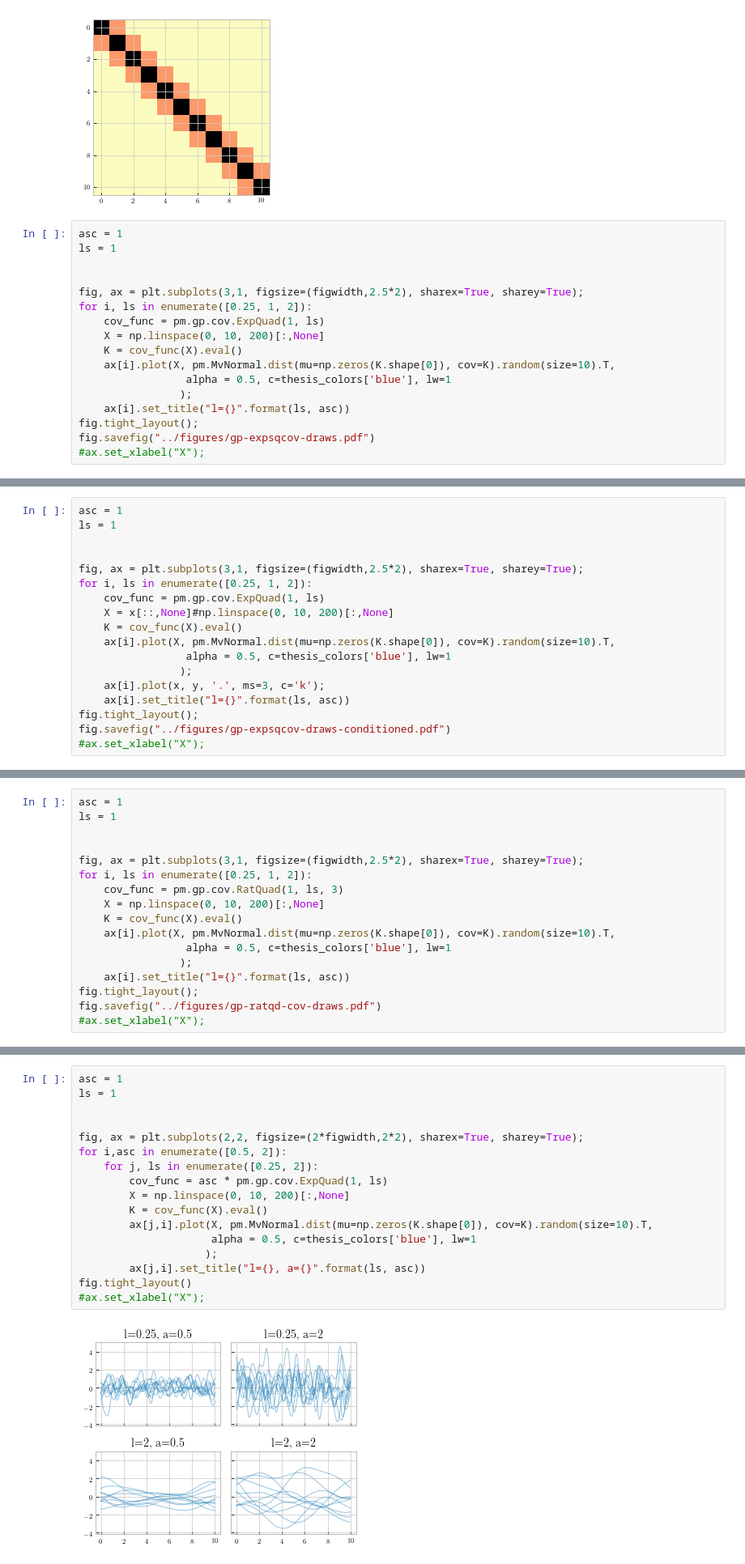
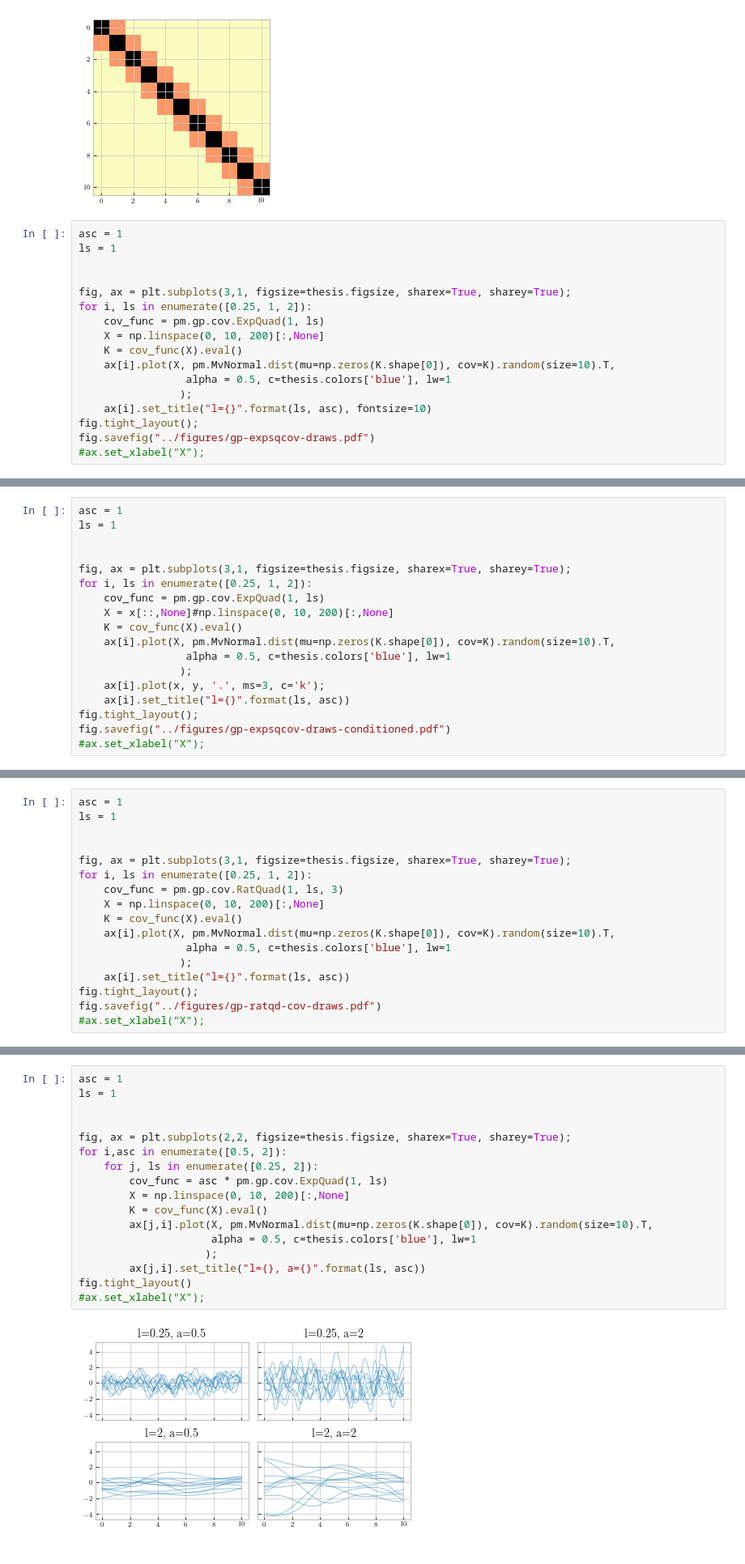
Before and after one commit to transientlunatic/IMGWDA, a Jupyter notebook: notebooks/PyMC3 Gaussian Process Plots.ipynb, the cells around one changed output, grey strips where cells are left out. Shown: that part at 81% size. Cells and saved outputs as stored; diff of their text form.

```diff
--- a/notebooks/PyMC3 Gaussian Process Plots.ipynb
+++ b/notebooks/PyMC3 Gaussian Process Plots.ipynb
@@ -348,15 +325,15 @@ asc = 1
 ls = 1
 
 
-fig, ax = plt.subplots(3,1, figsize=(figwidth,2.5*2), sharex=True, sharey=True);
+fig, ax = plt.subplots(3,1, figsize=thesis.figsize, sharex=True, sharey=True);
 for i, ls in enumerate([0.25, 1, 2]):
     cov_func = pm.gp.cov.ExpQuad(1, ls)
     X = np.linspace(0, 10, 200)[:,None]
     K = cov_func(X).eval()
     ax[i].plot(X, pm.MvNormal.dist(mu=np.zeros(K.shape[0]), cov=K).random(size=10).T,
-                 alpha = 0.5, c=thesis_colors['blue'], lw=1
+                 alpha = 0.5, c=thesis.colors['blue'], lw=1
                 );
-    ax[i].set_title("l={}".format(ls, asc))
+    ax[i].set_title("l={}".format(ls, asc), fontsize=10)
 fig.tight_layout();
 fig.savefig("../figures/gp-expsqcov-draws.pdf")
 #ax.set_xlabel("X");
@@ -367,13 +344,13 @@ asc = 1
 ls = 1
 
 
-fig, ax = plt.subplots(3,1, figsize=(figwidth,2.5*2), sharex=True, sharey=True);
+fig, ax = plt.subplots(3,1, figsize=thesis.figsize, sharex=True, sharey=True);
 for i, ls in enumerate([0.25, 1, 2]):
     cov_func = pm.gp.cov.ExpQuad(1, ls)
     X = x[::,None]#np.linspace(0, 10, 200)[:,None]
     K = cov_func(X).eval()
     ax[i].plot(X, pm.MvNormal.dist(mu=np.zeros(K.shape[0]), cov=K).random(size=10).T,
-                 alpha = 0.5, c=thesis_colors['blue'], lw=1
+                 alpha = 0.5, c=thesis.colors['blue'], lw=1
                 );
     ax[i].plot(x, y, '.', ms=3, c='k');
     ax[i].set_title("l={}".format(ls, asc))
@@ -387,13 +364,13 @@ asc = 1
 ls = 1
 
 
-fig, ax = plt.subplots(3,1, figsize=(figwidth,2.5*2), sharex=True, sharey=True);
+fig, ax = plt.subplots(3,1, figsize=thesis.figsize, sharex=True, sharey=True);
 for i, ls in enumerate([0.25, 1, 2]):
     cov_func = pm.gp.cov.RatQuad(1, ls, 3)
     X = np.linspace(0, 10, 200)[:,None]
     K = cov_func(X).eval()
     ax[i].plot(X, pm.MvNormal.dist(mu=np.zeros(K.shape[0]), cov=K).random(size=10).T,
-                 alpha = 0.5, c=thesis_colors['blue'], lw=1
+                 alpha = 0.5, c=thesis.colors['blue'], lw=1
                 );
     ax[i].set_title("l={}".format(ls, asc))
 fig.tight_layout();
@@ -404,22 +381,22 @@ fig.savefig("../figures/gp-ratqd-cov-draws.pdf")
 # %%
 asc = 1
 ls = 1
 
 
-fig, ax = plt.subplots(2,2, figsize=(2*figwidth,2*2), sharex=True, sharey=True);
+fig, ax = plt.subplots(2,2, figsize=thesis.figsize, sharex=True, sharey=True);
 for i,asc in enumerate([0.5, 2]):
     for j, ls in enumerate([0.25, 2]):
         cov_func = asc * pm.gp.cov.ExpQuad(1, ls)
         X = np.linspace(0, 10, 200)[:,None]
         K = cov_func(X).eval()
         ax[j,i].plot(X, pm.MvNormal.dist(mu=np.zeros(K.shape[0]), cov=K).random(size=10).T,
-                     alpha = 0.5, c=thesis_colors['blue'], lw=1
+                     alpha = 0.5, c=thesis.colors['blue'], lw=1
                     );
         ax[j,i].set_title("l={}, a={}".format(ls, asc))
 fig.tight_layout()
 #ax.set_xlabel("X");
 # %% [output]
-[figure, old version]
+[figure, new version]
 # %%
 asc = 1
 ls = 1
```
Also changed, not shown: parts of 11 cells of this notebook, 4 other files.
